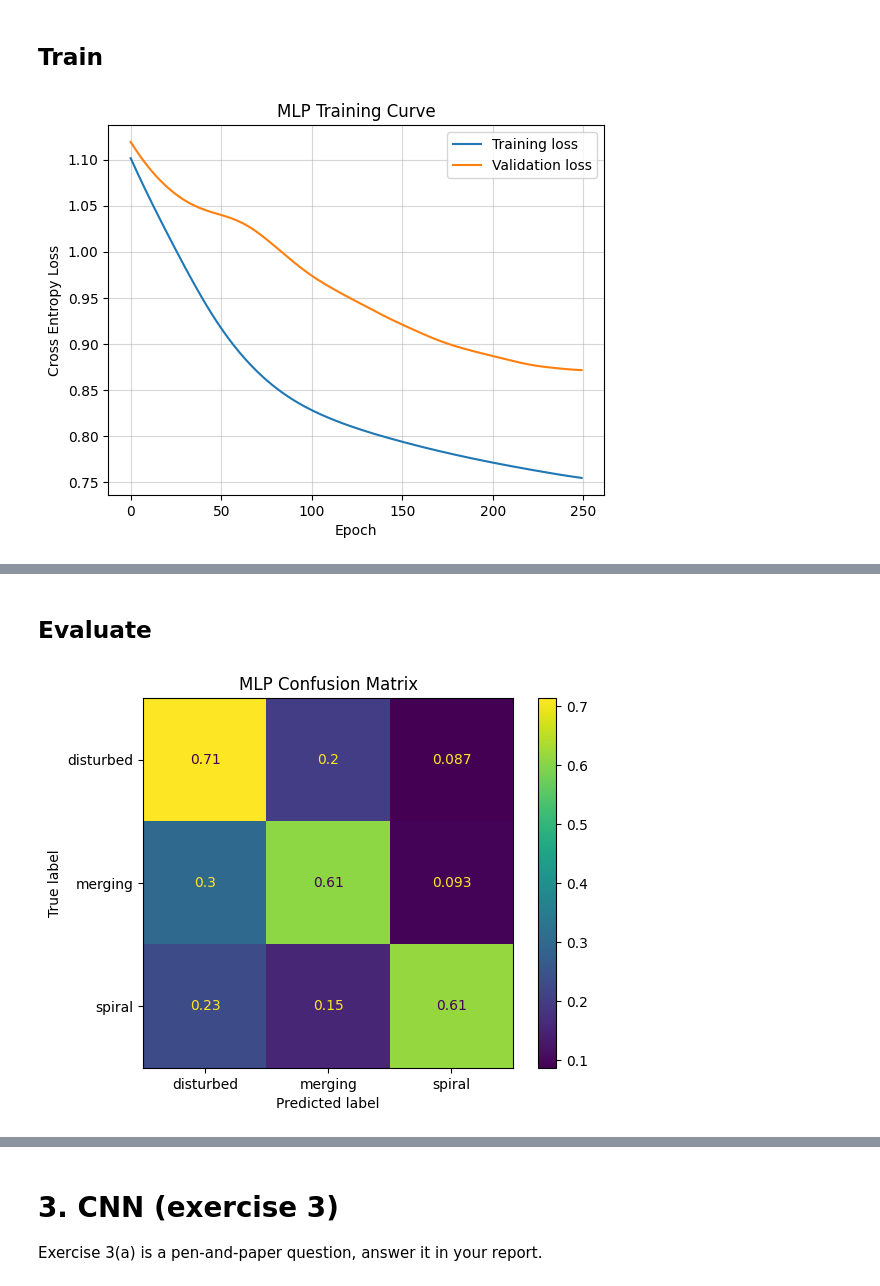
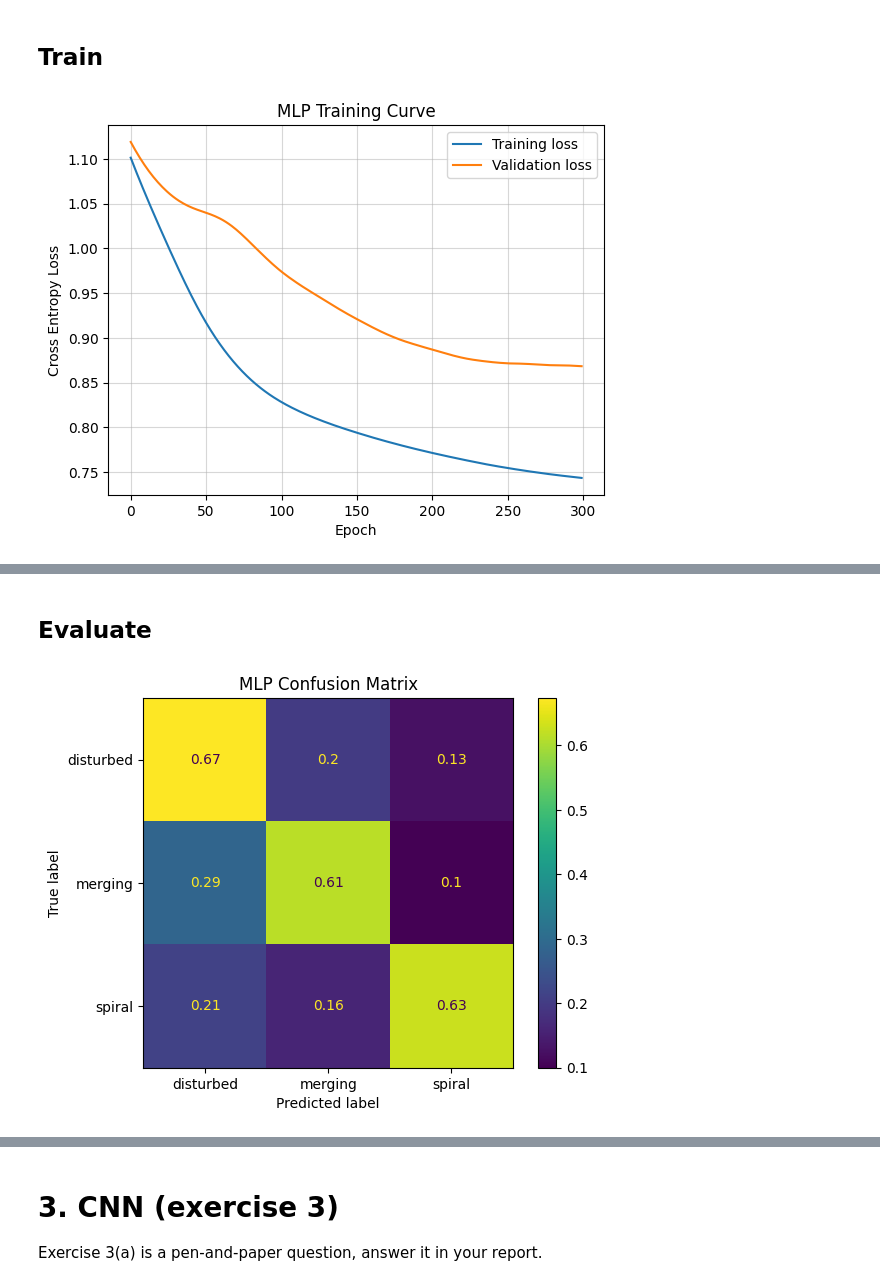
Before and after one commit to luk0-00/MLIP-26, a Jupyter notebook: HW_2/Assignment_2.ipynb, the cells around one changed output, grey strips where cells are left out. Cells and saved outputs as stored; diff of their text form; code cells hidden in the pictures.

```diff
--- a/HW_2/Assignment_2.ipynb
+++ b/HW_2/Assignment_2.ipynb
@@ -288,9 +293,16 @@ Extracting features...
 # %%
+def class_spread(X, y):
+    """Largest minus smallest class mean of each (standardized) feature."""
+    means = np.array([X[y == k].mean(0) for k in np.unique(y)])
+    return means.max(0) - means.min(0)
+
+# Class means of each standardized feature (rows: disturbed, merging, spiral)
+class_means = np.array([X_train_feats[y_train == k].mean(0) for k in np.unique(y_train)])
 print(featlabels)
-usefulness = np.array([X_train_feats[y_train == i].mean(0) for i in range(3)])
-print(usefulness)
-spread = usefulness.max(axis=0) - usefulness.min(axis=0)
-print("Spread of class means (in std units):")
+print(np.round(class_means, 2))
+
+spread = class_spread(X_train_feats, y_train)
+print("\nSpread of class means (in std units):")
 for i in spread.argsort()[::-1]:          # largest spread first
     print(f"  {featlabels[i]:<15} {spread[i]:.2f}")
 print(f"\nLeast useful feature: {featlabels[spread.argmin()]}")
@@ -526,7 +534,7 @@ torch.manual_seed(42) #set_seed()
 mlp = MLP(in_features=X_train_feats.shape[1], hidden_features=[25, 15], out_features=3)  # TODO: set the number of output classes
 optimizer = torch.optim.Adam(mlp.parameters(), lr=1e-3)# TODO: define an Adam optimizer
 criterion = nn.CrossEntropyLoss() # TODO: define the loss function (nn.CrossEntropyLoss)
-n_epochs = 250
+n_epochs = 300
 
 # Training loop
 train_losses, val_losses = [], []
@@ -541,31 +549,31 @@ for epoch in tqdm(range(n_epochs)):  # TODO: choose a suitable number of epochs
     # TODO: perform a backward pass and update the weights
     # Zero gradients, perform a backward pass, and update the weights.
     #optimizer.zero_grad() # prevents gradient stacking
     loss.backward()
     optimizer.step()
 
     mlp.eval()
     with torch.no_grad():
         val_out = mlp(X_val_t)  # TODO: forward pass on the validation set X_val_t
         val_loss = criterion(val_out, y_val_t)  # TODO: calculate the validation loss
 
     # TODO: store the training and validation losses in train_losses and val_losses
     train_losses.append(loss.detach().numpy())
     val_losses.append(val_loss.detach().numpy())
 
 
 # TODO: make a plot with two curves: training and validation loss. Don't forget
 # the legend. Suggested title "MLP Training Curve"
 plt.figure()
 plt.plot(range(n_epochs), train_losses, label = "Training loss")
 plt.plot(range(n_epochs), val_losses, label = "Validation loss")
 plt.xlabel("Epoch")
 plt.ylabel("Cross Entropy Loss")
 plt.legend()
 plt.title("MLP Training Curve")
 plt.grid(alpha=0.5)
 plt.show()
 
 print("Final validation loss = ", val_losses[-1])
 # %% [output]
-[figure, old version]
+[figure, new version]
@@ -585,7 +593,7 @@ ConfusionMatrixDisplay(cm_mlp, display_labels=train_data.class_names).plot()
 plt.title("MLP Confusion Matrix")
 plt.show()
 # %% [output]
-[figure, old version]
+[figure, new version]
 # %%
 # Exercise 2c: t-SNE of the output of the final layer of the MLP for every test point
 mlp.eval()
```
Also changed, not shown: parts of 10 cells of this notebook.
